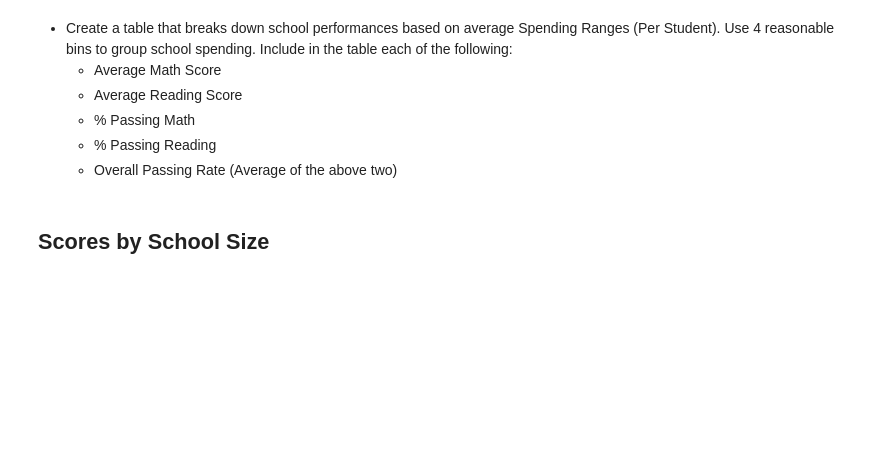
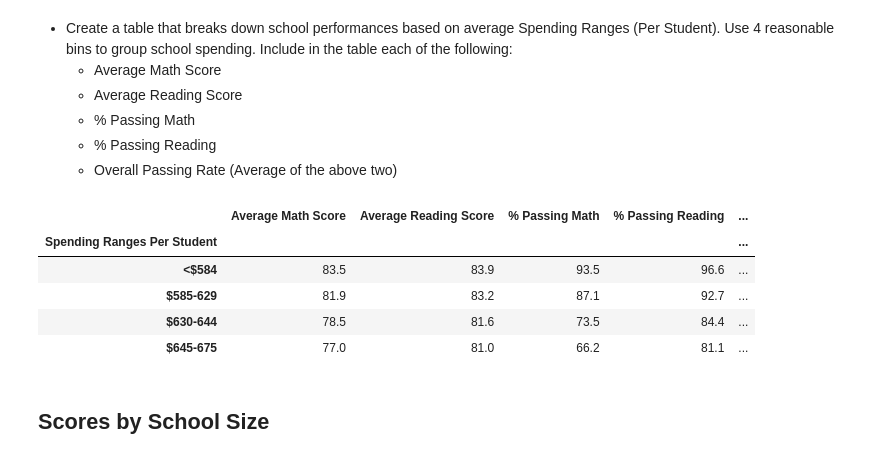
Before and after one commit to chrischristensen21/School-District-Data-Summary-Using-Pandas, a Jupyter notebook: PyCitySchools/PyCitySchools.ipynb, the cells around one changed output. Cells and saved outputs as stored; diff of their text form; code cells hidden in the pictures; blank space fills up the shorter version.

```diff
--- a/PyCitySchools/PyCitySchools.ipynb
+++ b/PyCitySchools/PyCitySchools.ipynb
@@ -302,6 +293,32 @@ math_scores_by_grade
   * % Passing Math
   * % Passing Reading
   * Overall Passing Rate (Average of the above two)
+# %%
+#group_names = ["<$584", "$585-629", "$630-644", "$645-675"]
+#bins = [0, 584, 629, 644, 675]
+
+spending_per_student_df = pd.DataFrame({"Per Student Budget" : per_student_budget,
+                              "Average Math Score": school_math_score,
+                              "Average Reading Score": school_reading_score,
+                              "% Passing Math": percent_passing_math,
+                              "% Passing Reading": percent_passing_reading,
+                              "% Overall Passing": percent_passing_overall
+                              })
+
+group_names = ["<$584", "$585-629", "$630-644", "$645-675"]
+bins = [0, 584, 629, 644, 675]
+spending_per_student_df["Spending Ranges Per Student"]= pd.cut(spending_per_student_df["Per Student Budget"], bins, labels=group_names, include_lowest=True)
+
+sps_groupby = spending_per_student_df.groupby("Spending Ranges Per Student")
+spending_per_student = sps_groupby[["Average Math Score", "Average Reading Score", "% Passing Math","% Passing Reading","% Overall Passing"]].mean()
+spending_per_student.round(1)
+# %% [output]
+|  | Average Math Score | Average Reading Score | % Passing Math | % Passing Reading | ... |
+| Spending Ranges Per Student |  |  |  |  | ... |
+| <$584 | 83.5 | 83.9 | 93.5 | 96.6 | ... |
+| $585-629 | 81.9 | 83.2 | 87.1 | 92.7 | ... |
+| $630-644 | 78.5 | 81.6 | 73.5 | 84.4 | ... |
+| $645-675 | 77.0 | 81.0 | 66.2 | 81.1 | ... |
 # %% [markdown]
 ## Scores by School Size
 # %% [markdown]
```
Also changed, not shown: parts of 3 cells of this notebook.
